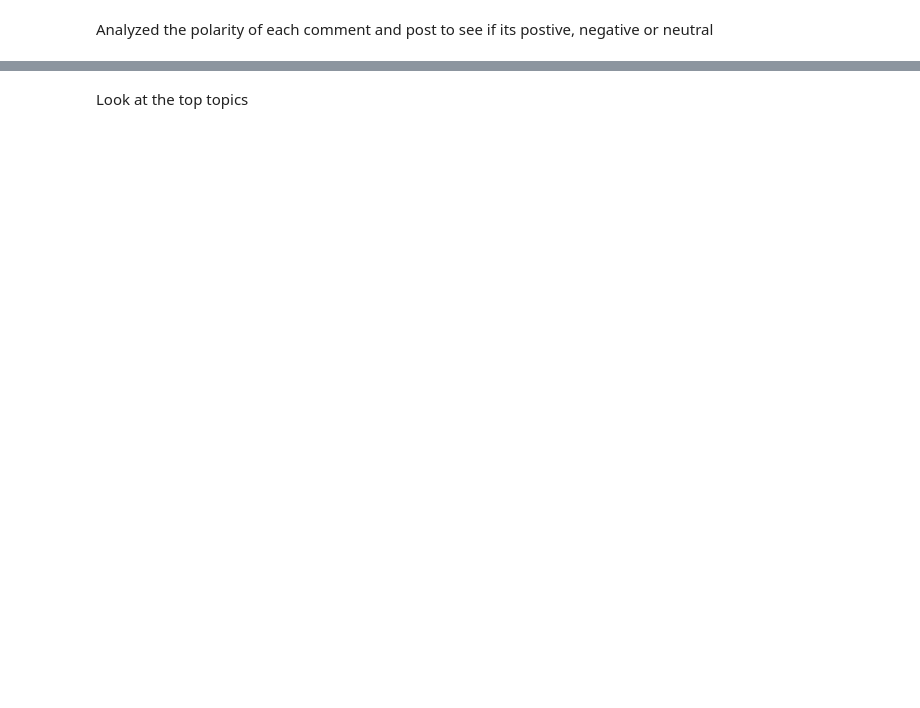
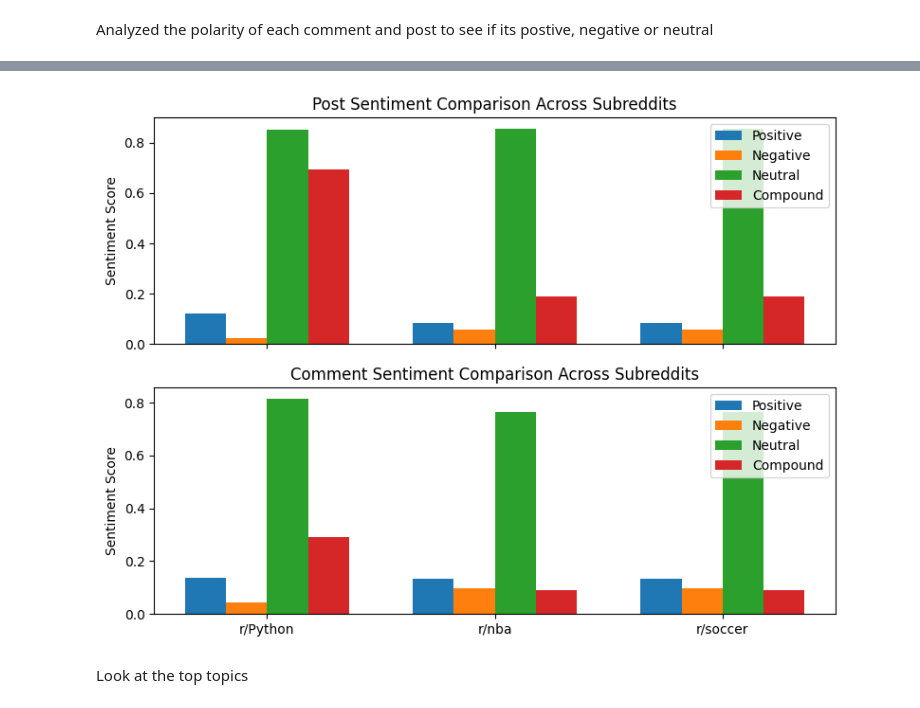
Before and after one commit to spon7ge/Reddit.Analysis, a Jupyter notebook: reddit.ipynb, the cells around one changed output, grey strips where cells are left out. Saved outputs shown, nothing was run; the diff lists cells and outputs as text; code cells hidden in the pictures; blank space fills up the shorter version.

```diff
--- a/reddit.ipynb
+++ b/reddit.ipynb
@@ -331,3 +315,55 @@ nba_sentiment_results
+# %%
+import matplotlib.pyplot as plt
+import numpy as np
+
+sentiments = {
+    'r/Python': {
+        'post': {'positive': 0.12232, 'negative': 0.0254, 'neutral': 0.8522, 'compound': 0.6943},
+        'comment': {'positive': 0.1388, 'negative': 0.0454, 'neutral': 0.8158, 'compound': 0.2912}
+    },
+    'r/nba': {
+        'post': {'positive': 0.08457, 'negative': 0.05862, 'neutral': 0.85684, 'compound': 0.1881},
+        'comment': {'positive': 0.1352, 'negative': 0.0991, 'neutral': 0.7651, 'compound': 0.0913}
+    },
+    'r/soccer': {
+        'post': {'positive': 0.08457, 'negative': 0.05862, 'neutral': 0.85684, 'compound': 0.1881},
+        'comment': {'positive': 0.1352, 'negative': 0.0991, 'neutral': 0.7651, 'compound': 0.0913}
+    }
+}
+
+categories = ['positive', 'negative', 'neutral', 'compound']
+subreddits = list(sentiments.keys())
+x = np.arange(len(subreddits))  # label locations
+width = 0.18  # width of bars
+
+fig, ax = plt.subplots(2, 1, figsize=(8, 6), sharex=True)
+
+# Plot post sentiment
+for i, cat in enumerate(categories):
+    values = [sentiments[sub]['post'][cat] for sub in subreddits]
+    ax[0].bar(x + i*width, values, width, label=cat.capitalize())
+
+ax[0].set_title('Post Sentiment Comparison Across Subreddits')
+ax[0].set_ylabel('Sentiment Score')
+ax[0].legend()
+ax[0].set_xticks(x + width * 1.5)
+ax[0].set_xticklabels(subreddits)
+
+# Plot comment sentiment
+for i, cat in enumerate(categories):
+    values = [sentiments[sub]['comment'][cat] for sub in subreddits]
+    ax[1].bar(x + i*width, values, width, label=cat.capitalize())
+
+ax[1].set_title('Comment Sentiment Comparison Across Subreddits')
+ax[1].set_ylabel('Sentiment Score')
+ax[1].set_xticks(x + width * 1.5)
+ax[1].set_xticklabels(subreddits)
+ax[1].legend()
+
+plt.tight_layout()
+plt.show()
+# %% [output]
+[figure, added]
 # %% [markdown]
 Look at the top topics
 # %%
```
Also changed, not shown: parts of 14 cells of this notebook.
